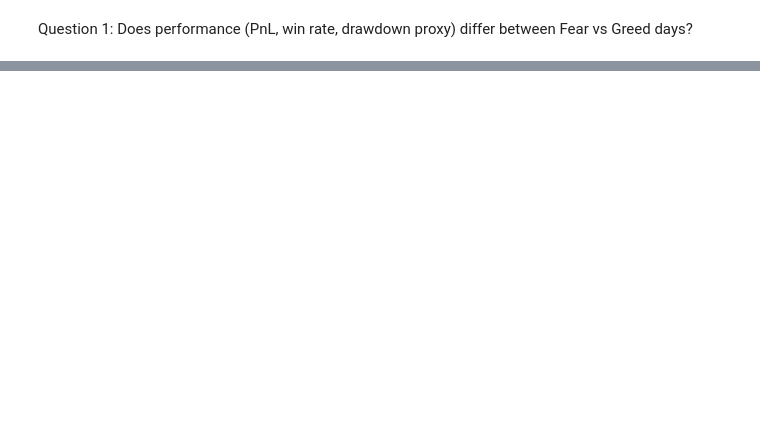
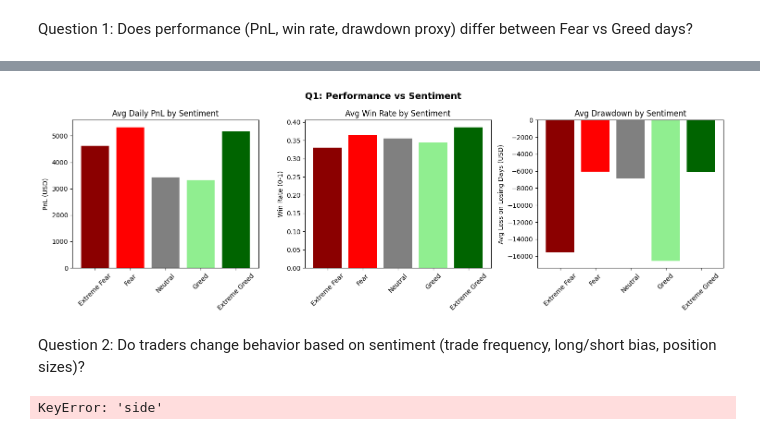
Before and after one commit to Nikhil09052007/TRADER_SEMTIMENT_ANALYSIS, a Jupyter notebook: analysis.ipynb, the cells around one changed output, grey strips where cells are left out. Saved outputs shown, nothing was run; the diff lists cells and outputs as text; code cells hidden in the pictures; blank space fills up the shorter version.

```diff
--- a/analysis.ipynb
+++ b/analysis.ipynb
@@ -374,0 +311,10 @@ daily_metrics['drawdown'] = (
+# %%
+# Renaming classification column to sentiment so it's easier to use going forward
+merged_df.rename(columns={
+    'value':          'fg_score',
+    'classification': 'sentiment'
+}, inplace=True)
+
+# Verifying the columns
+print(merged_df.columns.tolist())
+print(merged_df['sentiment'].value_counts())
@@ -375,2 +330,11 @@ daily_metrics['drawdown'] = (
 # %% [markdown]
 Question 1: Does performance (PnL, win rate, drawdown proxy) differ between Fear vs Greed days?
+# %%
+q1 = merged_df.groupby('sentiment').agg(
+    avg_daily_pnl  = ('daily_pnl',  'mean'),
+    avg_win_rate   = ('win_rate',   'mean'),
+    avg_trades     = ('num_trades', 'mean'),
+    avg_loss_days  = ('daily_pnl',  lambda x: x[x < 0].mean())
+).reset_index()
+
+q1
@@ -376,0 +348,59 @@ Question 1: Does performance (PnL, win rate, drawdown proxy) differ between Fear
+# %%
+# Ordering sentiment from most fearful to most greedy for cleaner charts
+sentiment_order = ['Extreme Fear', 'Fear', 'Neutral', 'Greed', 'Extreme Greed']
+colors = ['darkred', 'red', 'gray', 'lightgreen', 'darkgreen']
+
+q1['sentiment'] = pd.Categorical(q1['sentiment'], categories=sentiment_order, ordered=True)
+q1 = q1.sort_values('sentiment')
+
+fig, axes = plt.subplots(1, 3, figsize=(15, 5))
+
+# PnL
+axes[0].bar(q1['sentiment'], q1['avg_daily_pnl'], color=colors)
+axes[0].set_title('Avg Daily PnL by Sentiment')
+axes[0].set_ylabel('PnL (USD)')
+axes[0].axhline(0, color='black', linewidth=0.8)
+axes[0].tick_params(axis='x', rotation=45)
+
+# Win Rate
+axes[1].bar(q1['sentiment'], q1['avg_win_rate'], color=colors)
+axes[1].set_title('Avg Win Rate by Sentiment')
+axes[1].set_ylabel('Win Rate (0-1)')
+axes[1].tick_params(axis='x', rotation=45)
+
+# Drawdown
+axes[2].bar(q1['sentiment'], q1['avg_loss_days'], color=colors)
+axes[2].set_title('Avg Drawdown by Sentiment')
+axes[2].set_ylabel('Avg Loss on Losing Days (USD)')
+axes[2].tick_params(axis='x', rotation=45)
+
+plt.suptitle('Q1: Performance vs Sentiment', fontsize=14, fontweight='bold')
+plt.tight_layout()
+plt.show()
+# %% [output]
+[figure, added]
+# %% [markdown]
+Question 2: Do traders change behavior based on sentiment (trade frequency, long/short bias, position sizes)?
+# %%
+#Trade Direction Counts - using merged_df directly (cleaner approach)
+ls_ratio = merged_df.groupby(
+    ['date', 'Account', 'Side']
+).size().unstack(fill_value=0)
+
+# Create Ratio
+ls_ratio['long_short_ratio'] = (
+    (ls_ratio.get('Buy', 0) + 1)
+    /
+    (ls_ratio.get('Sell', 0) + 1)
+)
+
+# Merging back into merged_df
+merged_df = merged_df.merge(
+    ls_ratio[['long_short_ratio']],
+    on=['date', 'Account'],
+    how='left'
+)
+
+merged_df.head()
+# %% [output]
+KeyError: 'side'
```
Also changed, not shown: parts of 31 cells of this notebook, 1 other file.
